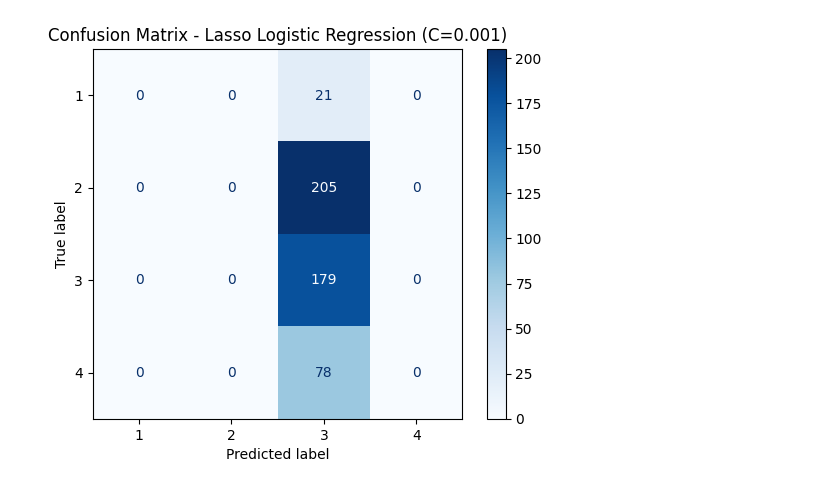
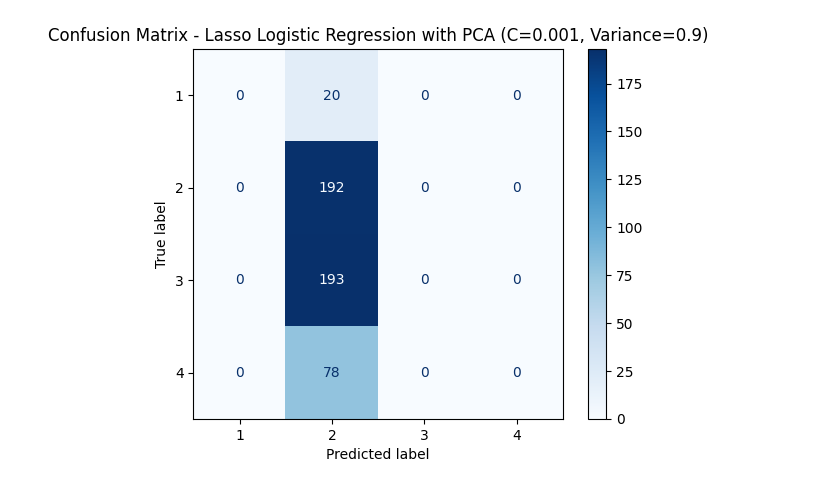
Before and after one commit to amyyeeunchu/ObesityRegression, a Jupyter notebook: Lasso_Regression.ipynb, the cells around one changed output. Saved outputs shown, nothing was run; the diff lists cells and outputs as text; code cells hidden in the pictures.

Commit message:
Update: - tried suggestion - Added Lasso with PCA - Added Correlation Analysis

```diff
--- a/Lasso_Regression.ipynb
+++ b/Lasso_Regression.ipynb
@@ -2,0 +54,10 @@
+# %%
+#Amy from Mokhtar, if you look at Excel, the transport_Used is one hot encoded but in 5 columns, this may affect the performance of the model. If you have some time I suggest treating it as an array. I left some code suggestions to help you do that
+'''transport_columns = [col for col in df.columns if 'Type_of_Transportation_Used_' in col]
+X = df.drop(columns=['Class']+transport_columns)
+transport = df[transport_columns].astype(int).to_numpy(dtype=object)
+X['Transport_Array'] = list(transport)
+y = df['Class']'''
+# Amy: array does not work well with kfold and Lasso, let me know if there is a workaround.
+# Since one hot encoding drops one of the columns the correlation between the features are low.
+#Therefore we don't expect the 'transportation_used' data to overinfluence the results.
@@ -5,6 +163,7 @@ import pandas as pd
 import numpy as np
 from sklearn.model_selection import train_test_split, StratifiedKFold, cross_val_score
 from sklearn.linear_model import LogisticRegression
+from sklearn.decomposition import PCA
 from sklearn.metrics import accuracy_score, confusion_matrix, ConfusionMatrixDisplay
 import matplotlib.pyplot as plt
 
@@ -13,13 +172,8 @@ file_path = 'cleaned_dataset.xlsx'
 df = pd.read_excel(file_path)
 
 # Define feature matrix and target column
-#Amy from Mokhtar, if you look at Excel, the transport_Used is one hot encoded but in 5 columns, this may affect the performance of the model. If you have some time I suggest treating it as an array. I left some code suggestions to help you do that
-#transport_columns = [col for col in df.columns if 'Type_of_Transport_Used_' in col]
-#X = df.drop(columns=['Class']+transport_columns)
-#transport = transport_data.astype(int).to_numpy()
-X = df.drop(columns=['Class'])  # All columns except 'Class' are features
-#X['Transport_Array'] = list(transport)
-y = df['Class']  # Target column
+X = df.drop(columns=['Class'])
+y = df['Class']
 
 # Split the data into training and testing sets
 X_train, X_test, y_train, y_test = train_test_split(X, y, test_size=0.3, random_state=42)
@@ -27,50 +181,59 @@ X_train, X_test, y_train, y_test = train_test_split(X, y, test_size=0.3, random_
 # List of different C values (regularization strength)
 C_values = [0.001, 0.01, 0.1, 1, 10, 100]
 
+# List of different PCA variance thresholds to try (to find optimal n_components)
+pca_variance_thresholds = [0.90, 0.92, 0.95, 0.98]  # The proportion of variance to retain
+
 # Initialize an empty list to store results
 results = []
 
 # Initialize K-fold cross-validation
 kfold = StratifiedKFold(n_splits=5, shuffle=True, random_state=42)
 
-# Loop over each C value and train the model
+# Loop over each C value and each PCA variance threshold
 for C_value in C_values:
-    # Implement Lasso Logistic Regression with multiclass
-    lasso_lr = LogisticRegression(penalty='l1', solver='saga', max_iter=1000, C=C_value)
+    for variance_threshold in pca_variance_thresholds:
+        # Apply PCA to the training data with a specified variance threshold
+        pca = PCA(n_components=variance_threshold)
+        X_train_pca = pca.fit_transform(X_train)
+        X_test_pca = pca.transform(X_test)
 
-    # Perform K-fold Cross-Validation
-    cv_scores = cross_val_score(lasso_lr, X_train, y_train, cv=kfold, scoring='accuracy')
+        # Implement Lasso Logistic Regression with multiclass
+        lasso_lr = LogisticRegression(penalty='l1', solver='saga', max_iter=1000, C=C_value)
 
-    # Calculate the average accuracy from cross-validation
-    avg_accuracy = np.mean(cv_scores)
+        # Perform K-fold Cross-Validation
+        cv_scores = cross_val_score(lasso_lr, X_train_pca, y_train, cv=kfold, scoring='f1_weighted')
 
-    # Train the model using training set
-    lasso_lr.fit(X_train, y_train)
+        # Calculate the average accuracy from cross-validation
+        avg_accuracy = np.mean(cv_scores)
 
-    # Make predictions on the test set
-    y_pred = lasso_lr.predict(X_test)
+        # Train the model using training set
+        lasso_lr.fit(X_train_pca, y_train)
 
-    # Evaluate the model
-    accuracy = accuracy_score(y_test, y_pred)
-    conf_matrix = confusion_matrix(y_test, y_pred)
+        # Make predictions on the test set
+        y_pred = lasso_lr.predict(X_test_pca)
 
-    # Results
-    results.append((C_value, avg_accuracy, accuracy, conf_matrix))
-    selected_features = np.unique(np.where(lasso_lr.coef_ != 0)[1])
-    print(f"\nC value: {C_value}")
-    print(f"Cross-Validation Accuracy: {avg_accuracy:.4f}")
-    print(f"Test Accuracy: {accuracy:.4f}")
-    print(f"Selected features (indices): {selected_features}")
+        # Evaluate the model
+        accuracy = accuracy_score(y_test, y_pred)
+        conf_matrix = confusion_matrix(y_test, y_pred)
 
-    # Confusion Matrix Display
-    disp = ConfusionMatrixDisplay(confusion_matrix=conf_matrix, display_labels=lasso_lr.classes_)
-    disp.plot(cmap=plt.cm.Blues)
-    plt.title(f"Confusion Matrix - Lasso Logistic Regression (C={C_value})")
-    plt.show()
+        # Results
+        results.append((C_value, variance_threshold, avg_accuracy, accuracy, conf_matrix))
+        selected_features = np.unique(np.where(lasso_lr.coef_ != 0)[1])
+        print(f"\nC value: {C_value}, PCA Variance Threshold: {variance_threshold}")
+        print(f"Cross-Validation Accuracy: {avg_accuracy:.4f}")
+        print(f"Test Accuracy: {accuracy:.4f}")
+        print(f"Selected features (indices in PCA-transformed space): {selected_features}")
 
-# summary
+        # Confusion Matrix Display
+        disp = ConfusionMatrixDisplay(confusion_matrix=conf_matrix, display_labels=lasso_lr.classes_)
+        disp.plot(cmap=plt.cm.Blues)
+        plt.title(f"Confusion Matrix - Lasso Logistic Regression with PCA (C={C_value}, Variance={variance_threshold})")
+        plt.show()
+
+# summary of results
 print("\nSummary of Results:")
 for result in results:
-    C_value, avg_accuracy, accuracy, _ = result
-    print(f"C={C_value}: CV Accuracy = {avg_accuracy:.4f}, Test Accuracy = {accuracy:.4f}")
+    C_value, variance_threshold, avg_accuracy, accuracy, _ = result
+    print(f"C={C_value}, Variance Threshold={variance_threshold}: CV Accuracy = {avg_accuracy:.4f}, Test Accuracy = {accuracy:.4f}")
 # %% [output]
@@ -81 +244 @@ Selected features (indices): []
-[figure, old version]
+[figure, new version]
```
Also changed, not shown: parts of 8 cells of this notebook.
